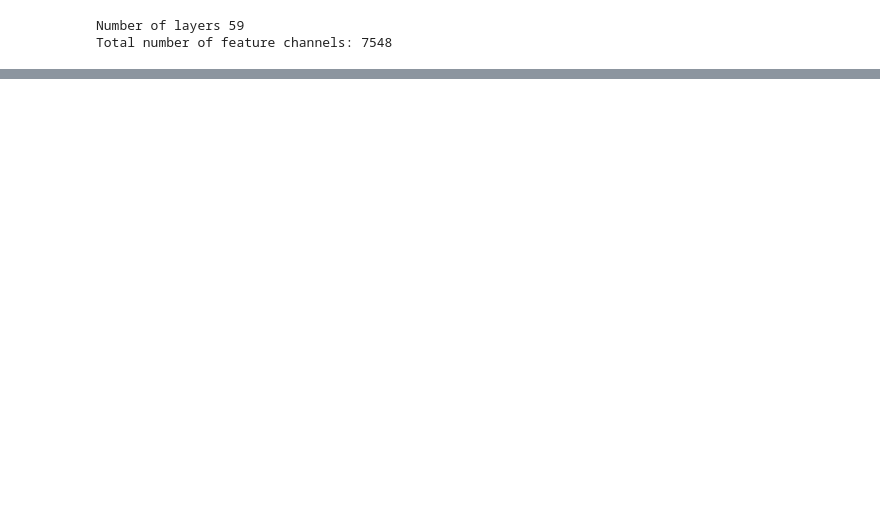
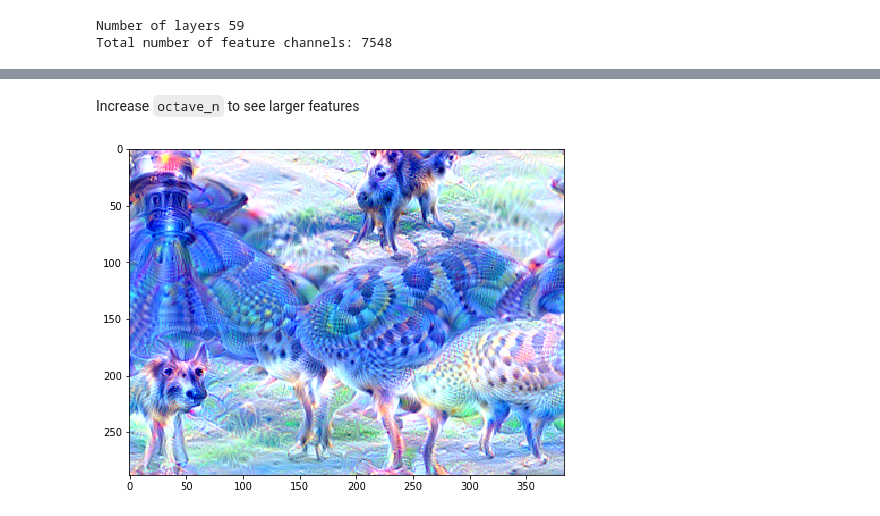
Before and after one commit to mlberkeley/deepart-workshop, a Jupyter notebook: DeepDream.ipynb, the cells around one changed output, grey strips where cells are left out. Cells and saved outputs as stored; diff of their text form; code cells hidden in the pictures; blank space fills up the shorter version.

```diff
--- a/DeepDream.ipynb
+++ b/DeepDream.ipynb
@@ -181,0 +231,7 @@ octave 3
+# %% [markdown]
+Increase `octave_n` to see larger features
+# %%
+layer = 'mixed4c'
+out_img = render_deepdream(tf.square(T(layer)), img0, octave_n=6, iter_n=50, show_intermediates=False)
+# %% [output]
+[figure, added]
```
Also changed, not shown: parts of 26 cells of this notebook, 1 other file.
